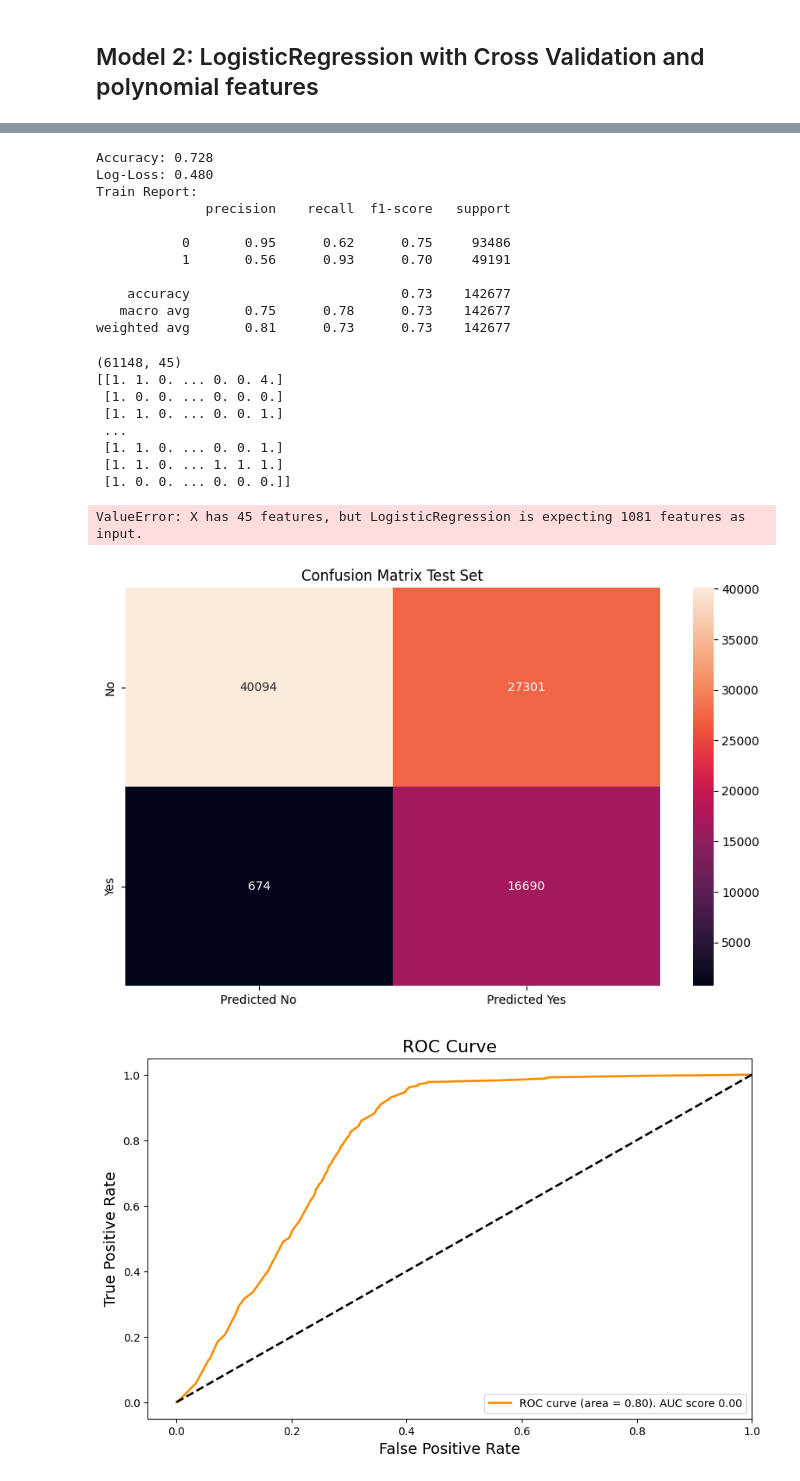
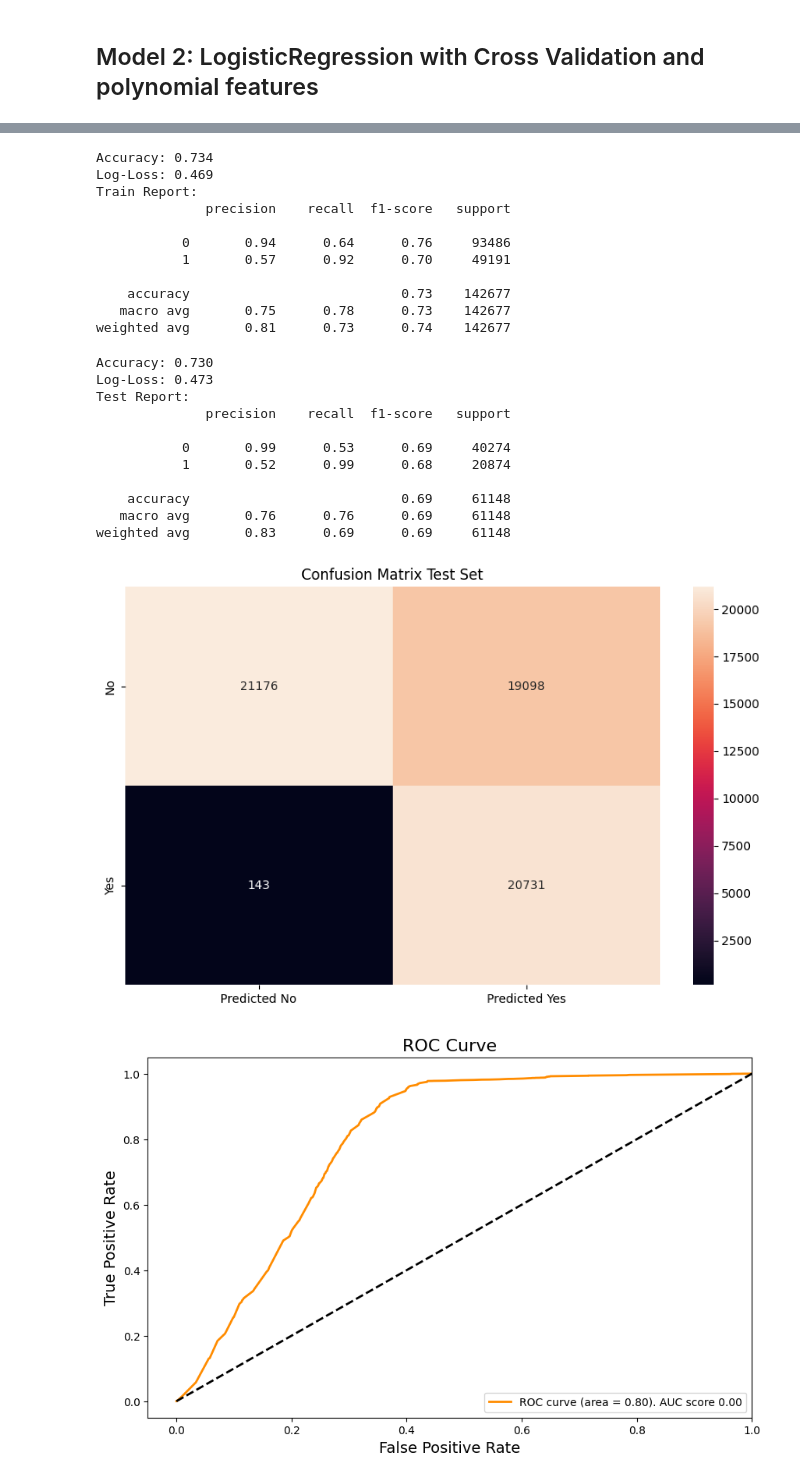
Before and after one commit to EnricoMiche1210760/Predicting_Insurance_Cross_Sell_Opportunities, a Jupyter notebook: main.ipynb, the cells around one changed output, grey strips where cells are left out. Cells and saved outputs as stored; diff of their text form; code cells hidden in the pictures.

```diff
--- a/main.ipynb
+++ b/main.ipynb
@@ -220,15 +220,15 @@ sns.heatmap(data=corr_matrix, annot=True)
 [figure]
 # %%
 #df["Age"].value_counts().where(lambda x : x < 4000).dropna()
-tmp_df = pd.DataFrame(df["Age"])
-
-tmp_df.loc[tmp_df['Age']<=25, 'Age_Class'] = '1'
-tmp_df.loc[tmp_df['Age'].between(25,34), 'Age_Class'] = '2'
-tmp_df.loc[tmp_df['Age'].between(35,44), 'Age_Class'] = '3'
-tmp_df.loc[tmp_df['Age'].between(45,54), 'Age_Class'] = '4'
-tmp_df.loc[tmp_df['Age']>=55, 'Age_Class'] = '5'
-
-tmp_df = tmp_df.drop(["Age"], axis=1)
-df = pd.concat([tmp_df, df], axis=1)
-df = df.drop(["Age"], axis=1)
-df.head()
+#tmp_df = pd.DataFrame(df["Age"])
+#
+#tmp_df.loc[tmp_df['Age']<=25, 'Age_Class'] = '1'
+#tmp_df.loc[tmp_df['Age'].between(25,34), 'Age_Class'] = '2'
+#tmp_df.loc[tmp_df['Age'].between(35,44), 'Age_Class'] = '3'
+#tmp_df.loc[tmp_df['Age'].between(45,54), 'Age_Class'] = '4'
+#tmp_df.loc[tmp_df['Age']>=55, 'Age_Class'] = '5'
+#
+#tmp_df = tmp_df.drop(["Age"], axis=1)
+#df = pd.concat([tmp_df, df], axis=1)
+#df = df.drop(["Age"], axis=1)
+#df.head()
@@ -306,6 +288,6 @@ Name: count, dtype: int64
 # %%
 channel_counts = df["Region_Code"].value_counts()
-threshold = round(df.shape[0] * 0.05)
+threshold = round(df.shape[0] * 0.025)
 valid_channels = channel_counts[channel_counts >= threshold].index
 
 tmp_df = pd.DataFrame(df["Region_Code"]).copy()
@@ -492,6 +479,8 @@ df_to_handle["Region_Code10%"] = one_hot_encoder.fit_transform(df_to_handle["Reg
 std_scaler = StandardScaler()
 
 df_to_handle["Annual_Premium"] = std_scaler.fit_transform(df_to_handle["Annual_Premium"].values.reshape(-1,1))
+df_to_handle["Age"] = std_scaler.fit_transform(df_to_handle["Age"].values.reshape(-1,1))
+
 
 X = df_to_handle.drop("Response", axis=1).copy()
 Y = df_to_handle["Response"].copy()
@@ -540,47 +521,43 @@ print(X_training)
 # %%
-log_reg = LogisticRegression(penalty='l1', C=0.001, solver="liblinear", class_weight='balanced')
+log_reg = LogisticRegression(penalty='l2', C=0.01, solver="newton-cg", class_weight='balanced')
 
 log_reg.fit(X_training, Y_training)
-evaluate_model(log_reg, (X_training, Y_training), print_report=True)
+evaluate_model(log_reg, (X_training, Y_training), print_report=True, threshold=0.3)
 # %% [output]
-Accuracy: 0.728
-Log-Loss: 0.480
+Accuracy: 0.734
+Log-Loss: 0.469
 Train Report:
               precision    recall  f1-score   support
 
-           0       0.95      0.62      0.75     93486
-           1       0.56      0.93      0.70     49191
+           0       0.94      0.64      0.76     93486
+           1       0.57      0.92      0.70     49191
 
     accuracy                           0.73    142677
    macro avg       0.75      0.78      0.73    142677
-weighted avg       0.81      0.73      0.73    142677
+weighted avg       0.81      0.73      0.74    142677
 # %%
-X_test = poly.transform(X_test)
-
-print(X_test.shape)
-print(X_test)
-
-
-evaluate_model(log_reg, (X_test, Y_test), train_test_dataset='Test', print_report=True)
+evaluate_model(log_reg, (X_test, Y_test), train_test_dataset='Test', print_report=True, threshold=0.3)
 # %% [output]
-(61148, 45)
-[[1. 1. 0. ... 0. 0. 4.]
- [1. 0. 0. ... 0. 0. 0.]
- [1. 1. 0. ... 0. 0. 1.]
- ...
- [1. 1. 0. ... 0. 0. 1.]
- [1. 1. 0. ... 1. 1. 1.]
- [1. 0. 0. ... 0. 0. 0.]]
+Accuracy: 0.730
+Log-Loss: 0.473
+Test Report:
+              precision    recall  f1-score   support
+
+           0       0.99      0.53      0.69     40274
+           1       0.52      0.99      0.68     20874
+
+    accuracy                           0.69     61148
+   macro avg       0.76      0.76      0.69     61148
+weighted avg       0.83      0.69      0.69     61148
-ValueError: X has 45 features, but LogisticRegression is expecting 1081 features as input.
 # %%
 y_pred_proba_test = log_reg.predict_proba(X_test)
-y_pred_test = np.where(y_pred_proba_test[:,1] > 0.6, 1, 0)
+y_pred_test = np.where(y_pred_proba_test[:,1] > 0.3, 1, 0)
 
 confusion_matrix_test = confusion_matrix(Y_test, y_pred_test)
 
 plot_confusion_matrix(confusion_matrix_test, "Confusion Matrix Test Set")
 # %% [output]
-[figure, old version]
+[figure, new version]
 # %%
 #plot roc curve
 def plot_roc_curve(Y_test, y_pred_proba_test, multiclass=None,average=None):
```
Also changed, not shown: parts of 11 cells of this notebook.
